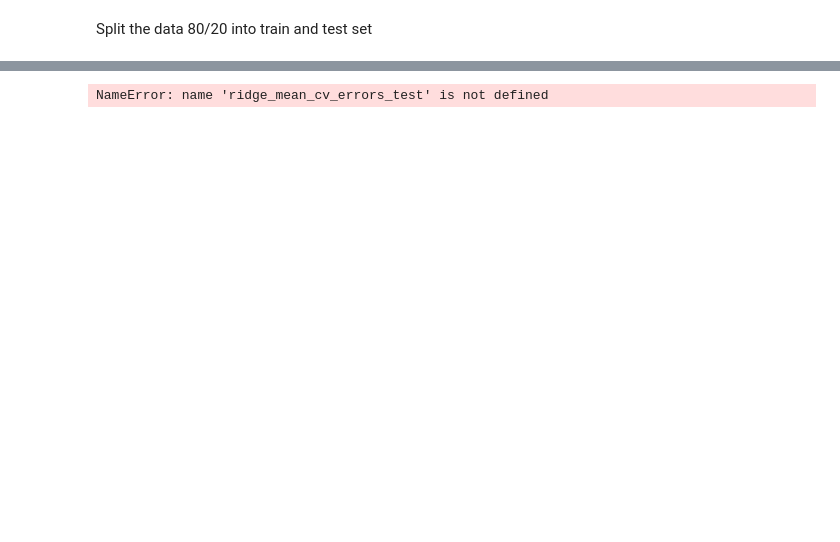
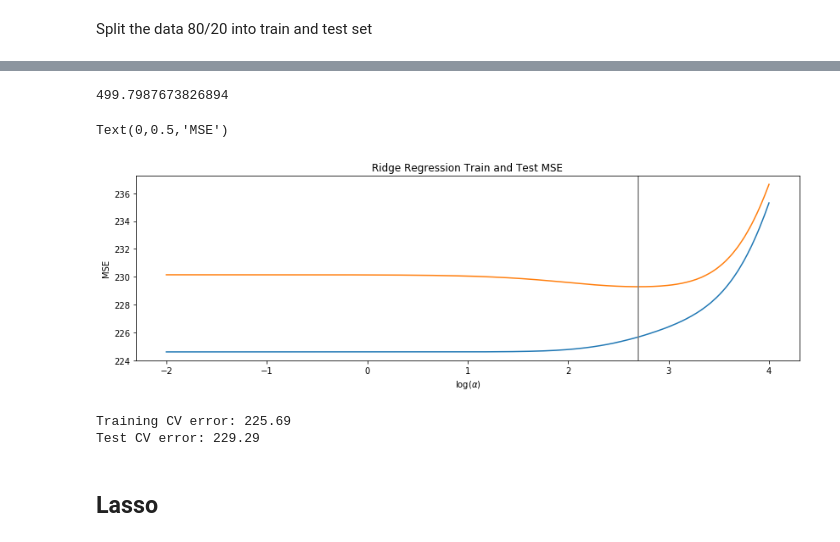
Before and after one commit to evanhosmer/Spotify_case_study, a Jupyter notebook: Spotify.ipynb, the cells around one changed output, grey strips where cells are left out. Drawn from its saved outputs; the diff is of its cells as text; code cells hidden in the pictures; blank space fills up the shorter version.

```diff
--- a/Spotify.ipynb
+++ b/Spotify.ipynb
@@ -260,3 +299,8 @@ s = mergeddf['Genre']
 dummies = pd.get_dummies(s)
 x = mergeddf.drop('Genre',axis = 1)
 new = pd.concat([x,dummies], axis = 1)
+
+s2 = finalknn['Genre']
+dummies2 = pd.get_dummies(s2)
+x2 = finalknn.drop('Genre',axis = 1)
+df_dummies = pd.concat([x2,dummies2],axis = 1 )
@@ -276,7 +324,6 @@ ax.hist(mergeddf['Popularity'],20)
 # %%
-x = new.drop('Popularity',axis = 1)
-X = x.drop(['Artist','Title'], axis = 1)
-y = new['Popularity']
+X = df_dummies.drop(['Popularity','Title','Artist'],axis = 1)
+y = df_dummies['Popularity']
 X_train, X_test, y_train, y_test = train_test_split(X, y, test_size=0.2)
 # %% [markdown]
 Split the data 80/20 into train and test set
@@ -304,12 +399,12 @@ def cv(X, y, base_estimator, n_folds, random_seed=154):
         X_cv_train, y_cv_train = X[train], y[train]
         X_cv_test, y_cv_test = X[test], y[test]
         # Standardize data
-        standardizer = MinMaxScaler(feature_range=(-3, 3))
+        standardizer = MinMaxScaler(feature_range=(-2, 4))
         standardizer.fit(X_cv_train, y_cv_train)
         X_cv_train_std = standardizer.transform(X_cv_train)
-        #y_cv_train_std = standardizer.transform(y_cv_train)
+#         y_cv_train_std = standardizer.transform(y_cv_train)
         X_cv_test_std = standardizer.transform(X_cv_test)
-        #y_cv_test_std = standardizer.transform(y_cv_test)
+#         y_cv_test_std = standardizer.transform(y_cv_test)
 
         # not standardizing targets
         y_cv_train_std = y_cv_train
@@ -366,5 +459,28 @@ def get_optimal_alpha(mean_cv_errors_test):
     return optimal_alpha
 
 ridge_optimal_alpha = get_optimal_alpha(ridge_mean_cv_errors_test)
+ridge_optimal_alpha
 # %% [output]
-NameError: name 'ridge_mean_cv_errors_test' is not defined
+499.7987673826894
+# %%
+fig, ax = plt.subplots(figsize=(14, 4))
+
+ax.plot(np.log10(ridge_alphas), ridge_mean_cv_errors_train)
+ax.plot(np.log10(ridge_alphas), ridge_mean_cv_errors_test)
+ax.axvline(np.log10(ridge_optimal_alpha), color='grey')
+ax.set_title("Ridge Regression Train and Test MSE")
+ax.set_xlabel(r"$\log(\alpha)$")
+ax.set_ylabel("MSE")
+# %% [output]
+Text(0,0.5,'MSE')
+[figure, added]
+# %%
+n_folds = 10
+train_cv_errors, test_cv_errors = cv(X_train.values, y_train.values,Ridge(alpha=ridge_optimal_alpha), n_folds=n_folds)
+print("Training CV error: {:2.2f}".format(train_cv_errors.mean()))
+print("Test CV error: {:2.2f}".format(test_cv_errors.mean()))
+# %% [output]
+Training CV error: 225.69
+Test CV error: 229.29
+# %% [markdown]
+## Lasso
```
Also changed, not shown: parts of 26 cells of this notebook.
